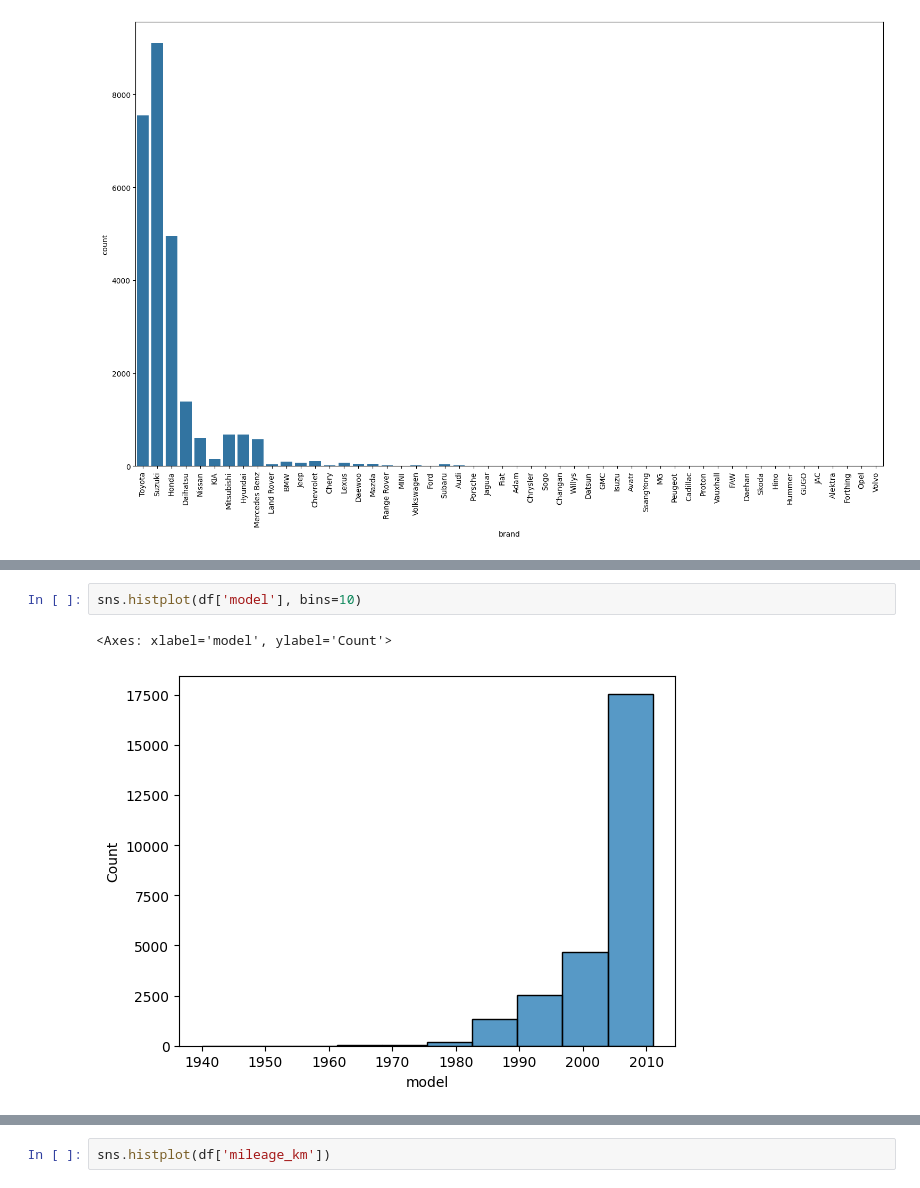
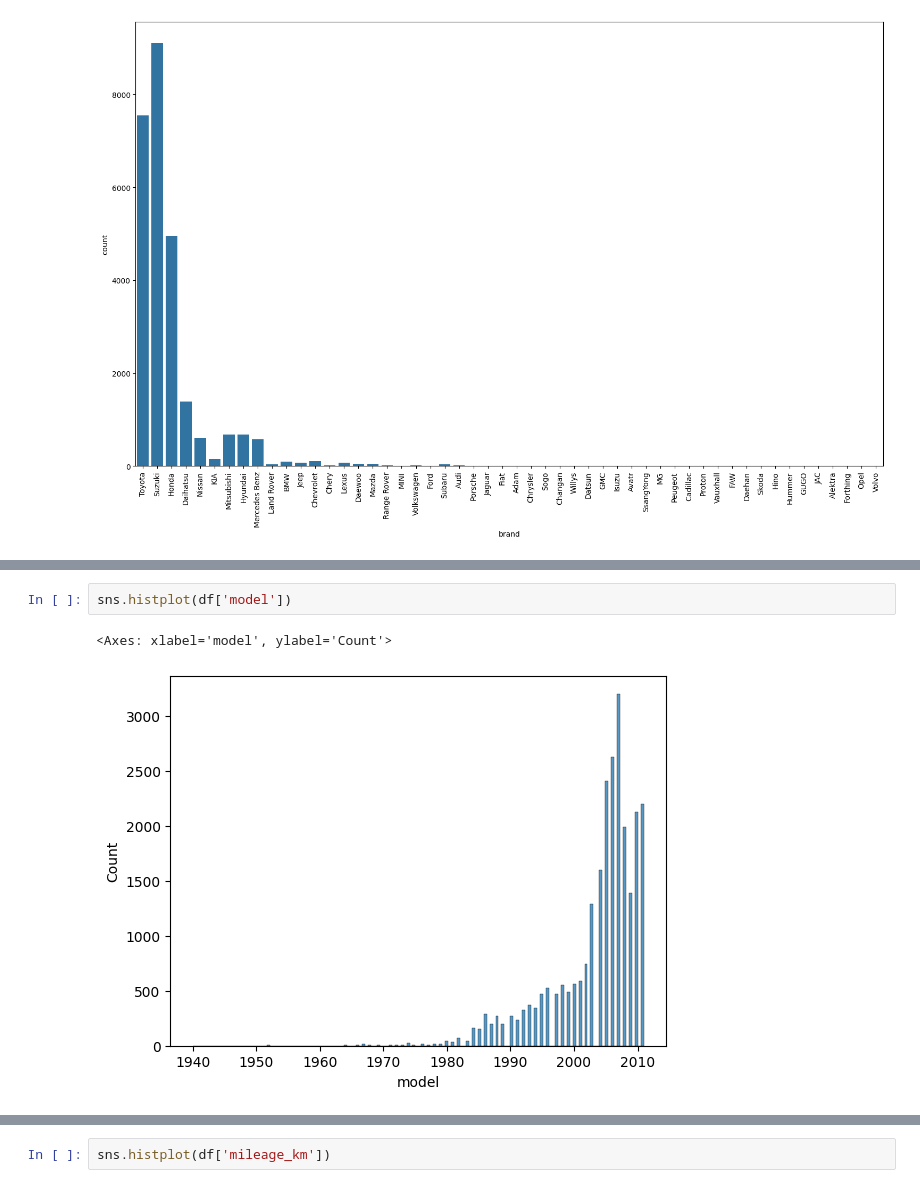
Before and after one commit to Hamzaa09/ML-Basics, a Jupyter notebook: used_cars_price_predictor_project/univariate_eda.ipynb, the cells around one changed output, grey strips where cells are left out. Saved outputs shown, nothing was run; the diff lists cells and outputs as text.

```diff
--- a/used_cars_price_predictor_project/univariate_eda.ipynb
+++ b/used_cars_price_predictor_project/univariate_eda.ipynb
@@ -63,5 +136,5 @@ plt.tight_layout()
 # %%
-sns.histplot(df['model'], bins=10)
+sns.histplot(df['model'])
 # %% [output]
 <Axes: xlabel='model', ylabel='Count'>
-[figure, old version]
+[figure, new version]
```
Also changed, not shown: parts of 35 cells of this notebook.
